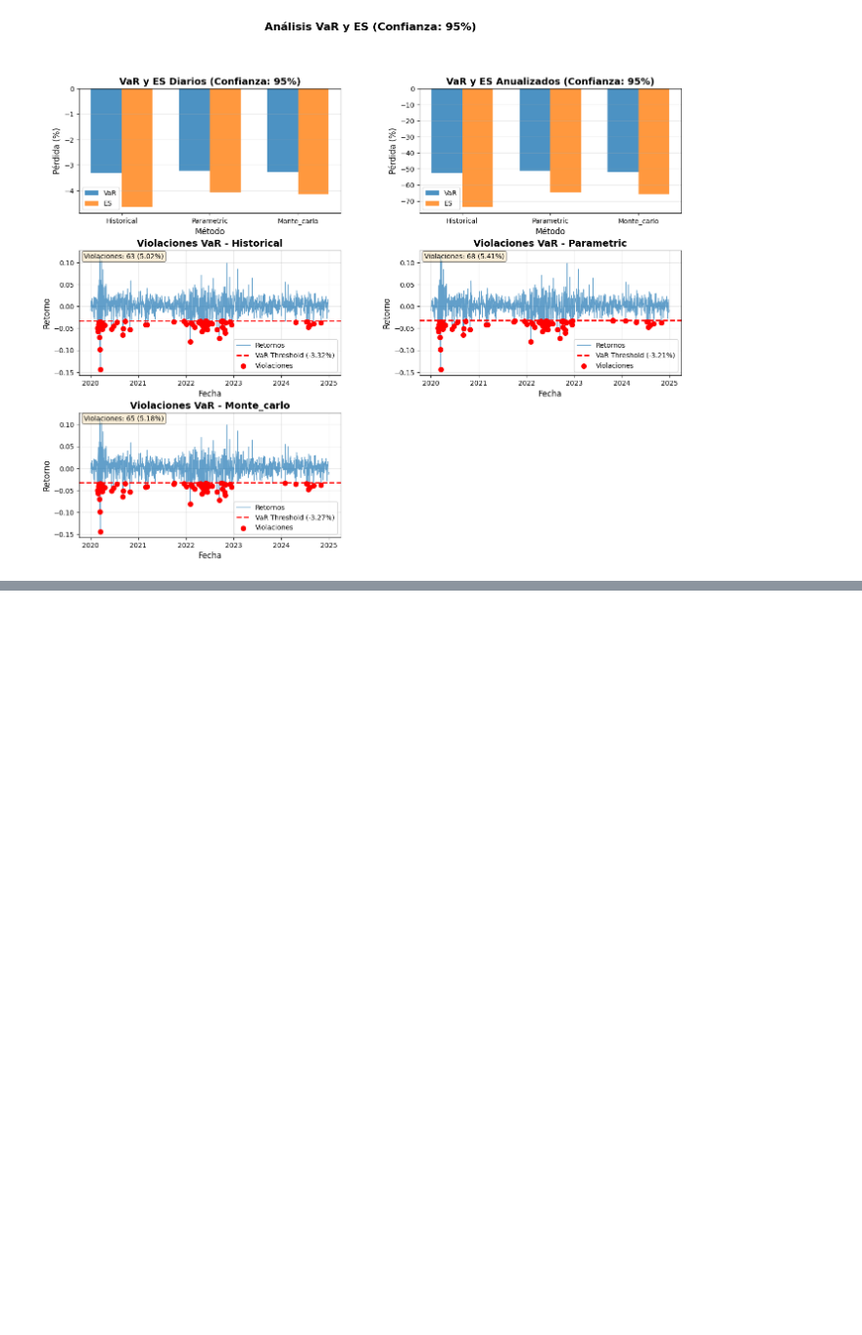
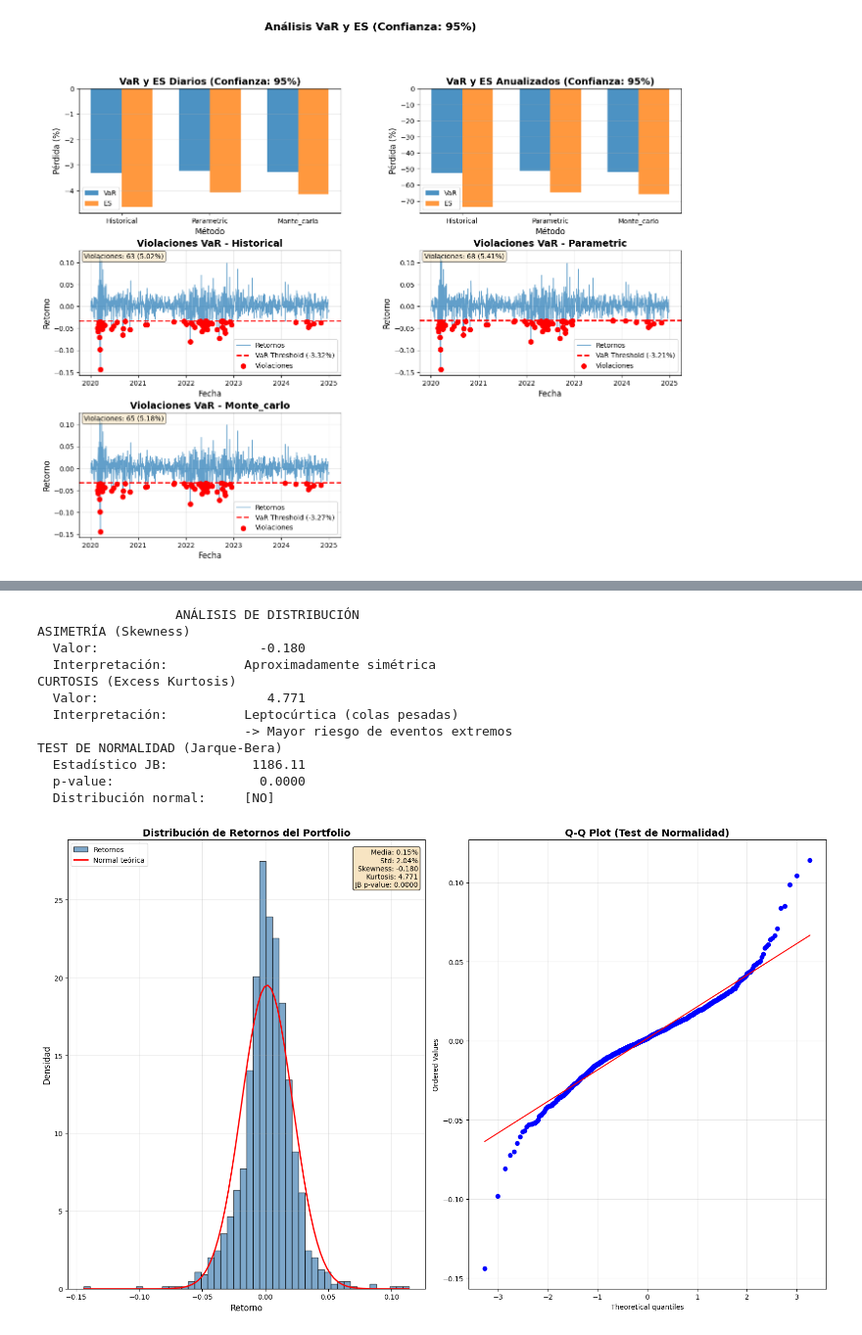
Before and after one commit to marcosherediapimienta/quant, a Jupyter notebook: projects/quant/pm/risk_analysis.ipynb, the cells around one changed output, grey strips where cells are left out. Shown at 98% size. Drawn from its saved outputs; the diff is of its cells as text; code cells hidden in the pictures; blank space fills up the shorter version.

```diff
--- a/projects/quant/pm/risk_analysis.ipynb
+++ b/projects/quant/pm/risk_analysis.ipynb
@@ -121,0 +165,25 @@ Pérdida máxima esperada: -4.28% en un día adverso
+# %%
+dist_results = dist_analyzer.analyze(returns=returns, weights=WEIGHTS)
+dist_reporter.print_distribution(dist_results)
+
+fig = dist_viz.plot_distribution_analysis(
+    returns=returns,
+    weights=WEIGHTS,
+    dist_results=dist_results,
+    figsize=(16, 10)
+)
+plt.show()
+# %% [output]
+                  ANÁLISIS DE DISTRIBUCIÓN
+ASIMETRÍA (Skewness)
+  Valor:                     -0.180
+  Interpretación:          Aproximadamente simétrica
+CURTOSIS (Excess Kurtosis)
+  Valor:                      4.771
+  Interpretación:          Leptocúrtica (colas pesadas)
+                           -> Mayor riesgo de eventos extremos
+TEST DE NORMALIDAD (Jarque-Bera)
+  Estadístico JB:           1186.11
+  p-value:                   0.0000
+  Distribución normal:     [NO]
+[figure, added]
```
Also changed, not shown: parts of 17 cells of this notebook, 18 other files.
